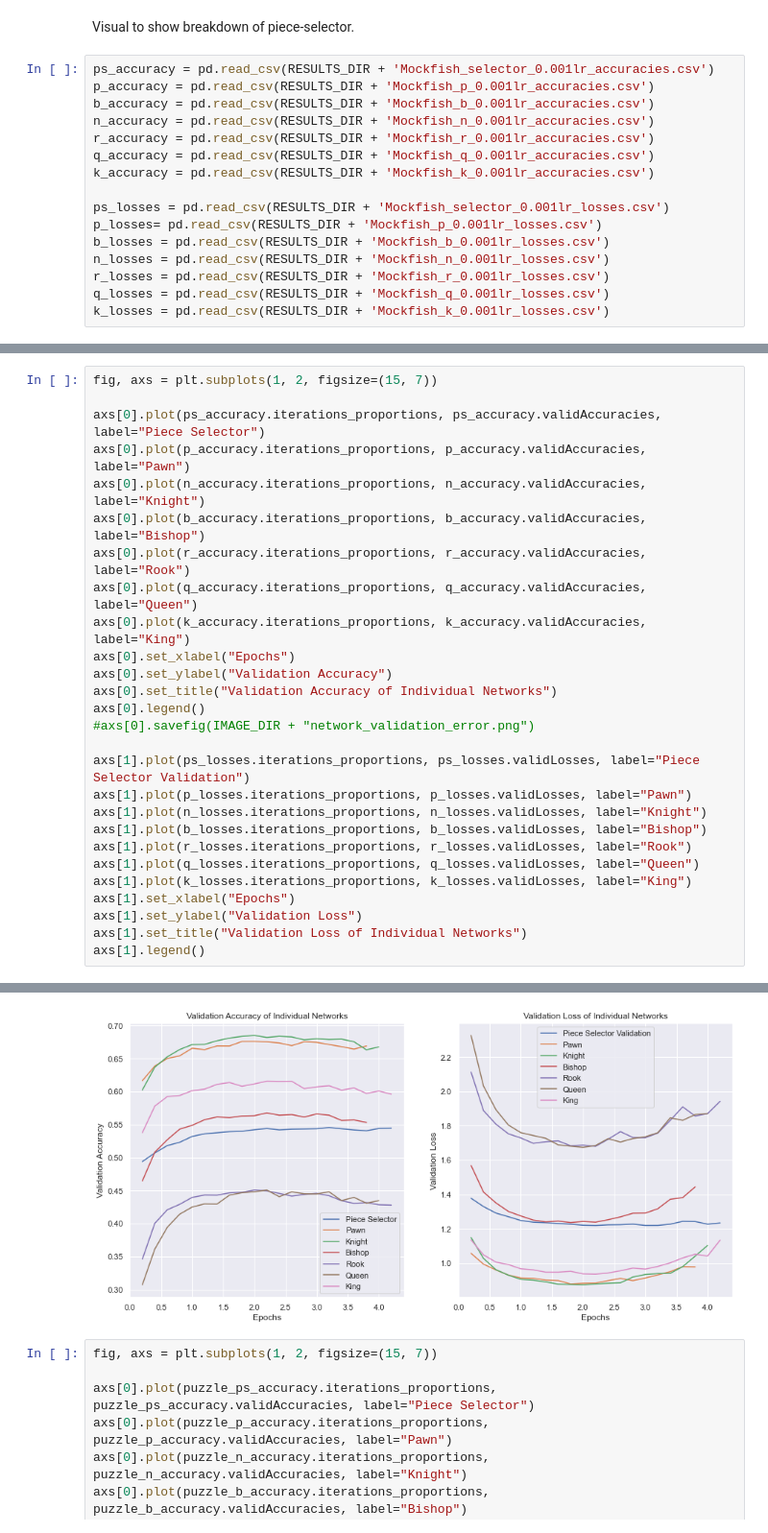
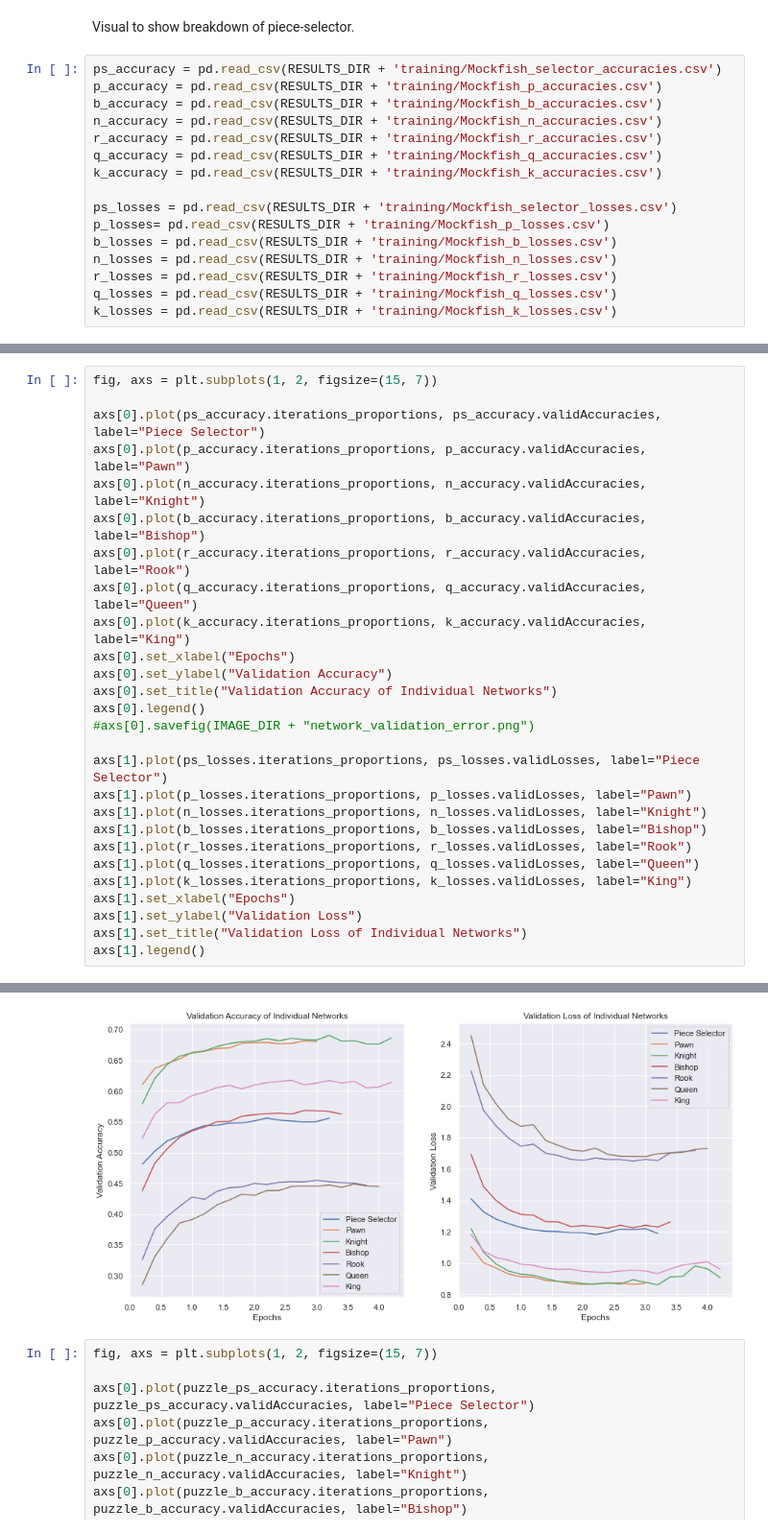
Before and after one commit to jerseyjosh/MockFish, a Jupyter notebook: visuals.ipynb, the cells around one changed output, grey strips where cells are left out. Shown at 96% size. Saved outputs shown, nothing was run; the diff lists cells and outputs as text.

```diff
--- a/visuals.ipynb
+++ b/visuals.ipynb
@@ -10,21 +10,21 @@ from custom_torch_objects import *
 # %% [markdown]
 Visual to show breakdown of piece-selector.
 # %%
-ps_accuracy = pd.read_csv(RESULTS_DIR + 'Mockfish_selector_0.001lr_accuracies.csv')
-p_accuracy = pd.read_csv(RESULTS_DIR + 'Mockfish_p_0.001lr_accuracies.csv')
-b_accuracy = pd.read_csv(RESULTS_DIR + 'Mockfish_b_0.001lr_accuracies.csv')
-n_accuracy = pd.read_csv(RESULTS_DIR + 'Mockfish_n_0.001lr_accuracies.csv')
-r_accuracy = pd.read_csv(RESULTS_DIR + 'Mockfish_r_0.001lr_accuracies.csv')
-q_accuracy = pd.read_csv(RESULTS_DIR + 'Mockfish_q_0.001lr_accuracies.csv')
-k_accuracy = pd.read_csv(RESULTS_DIR + 'Mockfish_k_0.001lr_accuracies.csv')
+ps_accuracy = pd.read_csv(RESULTS_DIR + 'training/Mockfish_selector_accuracies.csv')
+p_accuracy = pd.read_csv(RESULTS_DIR + 'training/Mockfish_p_accuracies.csv')
+b_accuracy = pd.read_csv(RESULTS_DIR + 'training/Mockfish_b_accuracies.csv')
+n_accuracy = pd.read_csv(RESULTS_DIR + 'training/Mockfish_n_accuracies.csv')
+r_accuracy = pd.read_csv(RESULTS_DIR + 'training/Mockfish_r_accuracies.csv')
+q_accuracy = pd.read_csv(RESULTS_DIR + 'training/Mockfish_q_accuracies.csv')
+k_accuracy = pd.read_csv(RESULTS_DIR + 'training/Mockfish_k_accuracies.csv')
 
-ps_losses = pd.read_csv(RESULTS_DIR + 'Mockfish_selector_0.001lr_losses.csv')
-p_losses= pd.read_csv(RESULTS_DIR + 'Mockfish_p_0.001lr_losses.csv')
-b_losses = pd.read_csv(RESULTS_DIR + 'Mockfish_b_0.001lr_losses.csv')
-n_losses = pd.read_csv(RESULTS_DIR + 'Mockfish_n_0.001lr_losses.csv')
-r_losses = pd.read_csv(RESULTS_DIR + 'Mockfish_r_0.001lr_losses.csv')
-q_losses = pd.read_csv(RESULTS_DIR + 'Mockfish_q_0.001lr_losses.csv')
-k_losses = pd.read_csv(RESULTS_DIR + 'Mockfish_k_0.001lr_losses.csv')
+ps_losses = pd.read_csv(RESULTS_DIR + 'training/Mockfish_selector_losses.csv')
+p_losses= pd.read_csv(RESULTS_DIR + 'training/Mockfish_p_losses.csv')
+b_losses = pd.read_csv(RESULTS_DIR + 'training/Mockfish_b_losses.csv')
+n_losses = pd.read_csv(RESULTS_DIR + 'training/Mockfish_n_losses.csv')
+r_losses = pd.read_csv(RESULTS_DIR + 'training/Mockfish_r_losses.csv')
+q_losses = pd.read_csv(RESULTS_DIR + 'training/Mockfish_q_losses.csv')
+k_losses = pd.read_csv(RESULTS_DIR + 'training/Mockfish_k_losses.csv')
 # %%
 puzzle_ps_accuracy = pd.read_csv('./results/Mockfish_puzzle_selector_0.001lr_accuracies.csv')
 puzzle_p_accuracy = pd.read_csv('./results/Mockfish_puzzle_p_0.001lr_accuracies.csv')
@@ -44,33 +46,33 @@ puzzle_k_losses = pd.read_csv('./results/Mockfish_puzzle_k_0.001lr_losses.csv')
 # %%
 fig, axs = plt.subplots(1, 2, figsize=(15, 7))
 
 axs[0].plot(ps_accuracy.iterations_proportions, ps_accuracy.validAccuracies, label="Piece Selector")
 axs[0].plot(p_accuracy.iterations_proportions, p_accuracy.validAccuracies, label="Pawn")
 axs[0].plot(n_accuracy.iterations_proportions, n_accuracy.validAccuracies, label="Knight")
 axs[0].plot(b_accuracy.iterations_proportions, b_accuracy.validAccuracies, label="Bishop")
 axs[0].plot(r_accuracy.iterations_proportions, r_accuracy.validAccuracies, label="Rook")
 axs[0].plot(q_accuracy.iterations_proportions, q_accuracy.validAccuracies, label="Queen")
 axs[0].plot(k_accuracy.iterations_proportions, k_accuracy.validAccuracies, label="King")
 axs[0].set_xlabel("Epochs")
 axs[0].set_ylabel("Validation Accuracy")
 axs[0].set_title("Validation Accuracy of Individual Networks")
 axs[0].legend()
 #axs[0].savefig(IMAGE_DIR + "network_validation_error.png")
 
-axs[1].plot(ps_losses.iterations_proportions, ps_losses.validLosses, label="Piece Selector Validation")
+axs[1].plot(ps_losses.iterations_proportions, ps_losses.validLosses, label="Piece Selector")
 axs[1].plot(p_losses.iterations_proportions, p_losses.validLosses, label="Pawn")
 axs[1].plot(n_losses.iterations_proportions, n_losses.validLosses, label="Knight")
 axs[1].plot(b_losses.iterations_proportions, b_losses.validLosses, label="Bishop")
 axs[1].plot(r_losses.iterations_proportions, r_losses.validLosses, label="Rook")
 axs[1].plot(q_losses.iterations_proportions, q_losses.validLosses, label="Queen")
 axs[1].plot(k_losses.iterations_proportions, k_losses.validLosses, label="King")
 axs[1].set_xlabel("Epochs")
 axs[1].set_ylabel("Validation Loss")
 axs[1].set_title("Validation Loss of Individual Networks")
 axs[1].legend()
 # %% [output]
 <matplotlib.legend.Legend at 0x...>
-[figure, old version]
+[figure, new version]
 # %%
 fig, axs = plt.subplots(1, 2, figsize=(15, 7))
 
```
Also changed, not shown: parts of 4 cells of this notebook, 53 other files.
